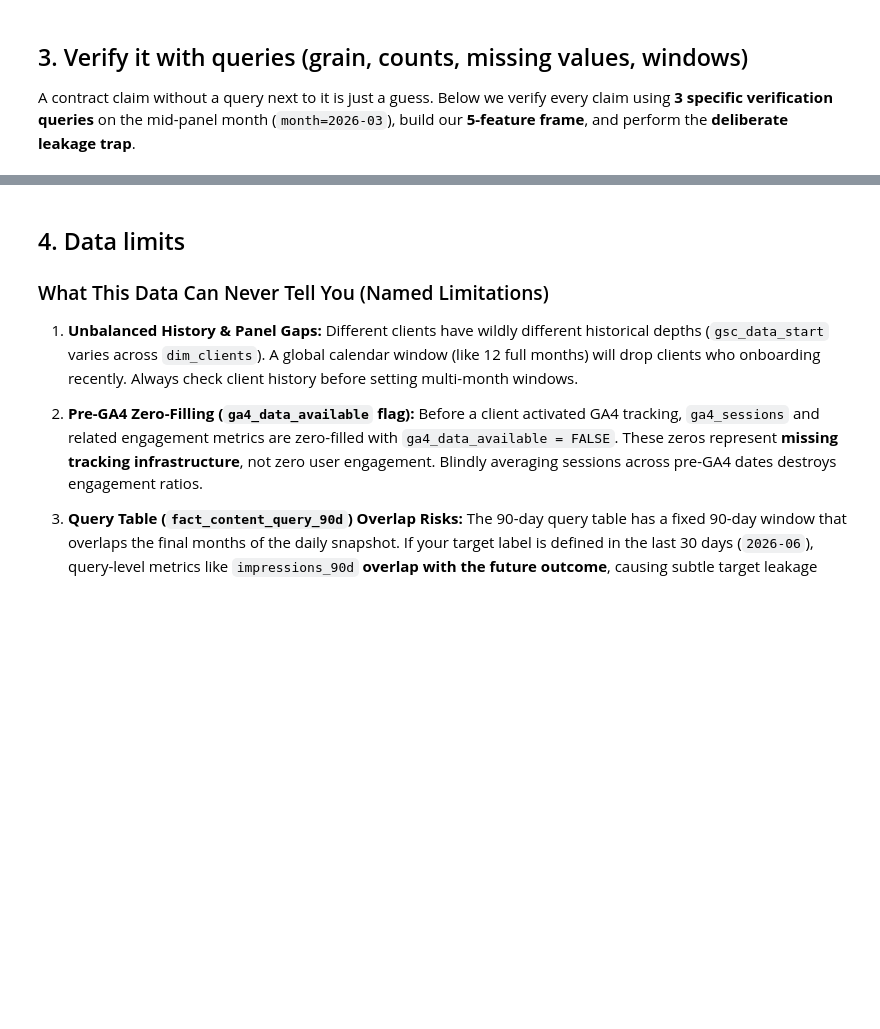
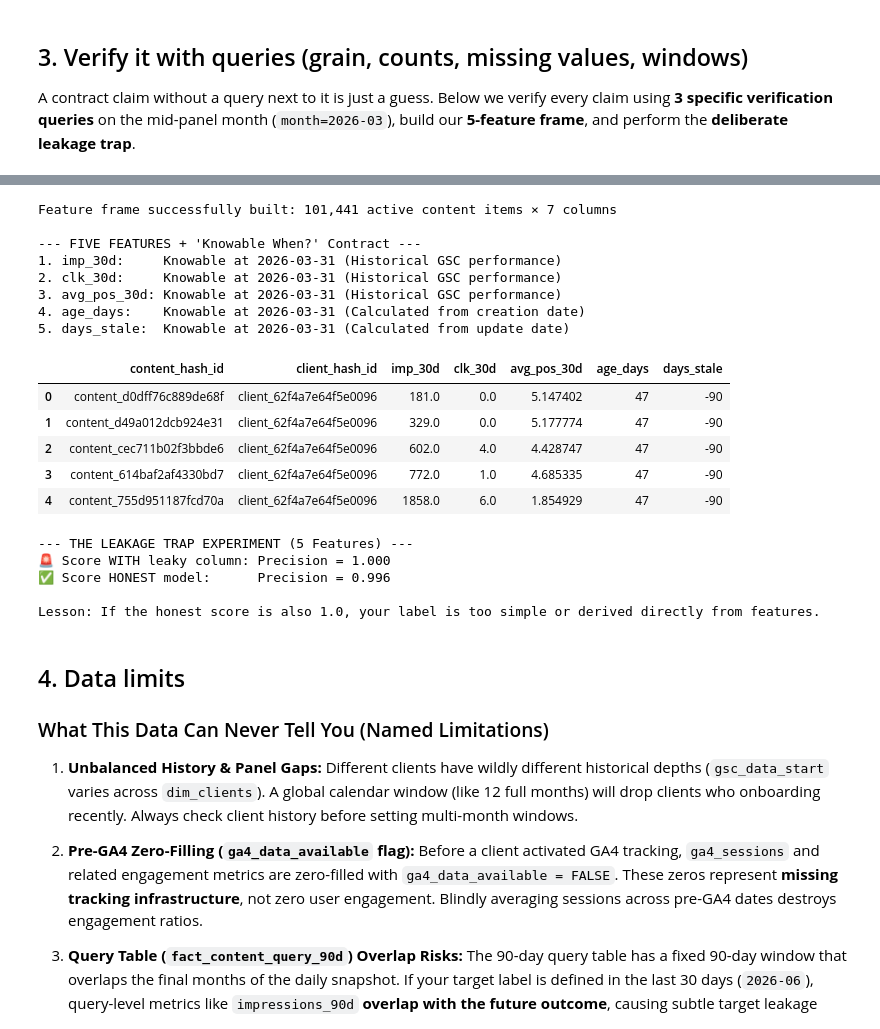
Before and after one commit to ak8x6/flyrank-seo-ml-pipeline, a Jupyter notebook: work/notebooks/w03_data_contract.ipynb, the cells around one changed output, grey strips where cells are left out. Saved outputs shown, nothing was run; the diff lists cells and outputs as text; code cells hidden in the pictures; blank space fills up the shorter version.

```diff
--- a/work/notebooks/w03_data_contract.ipynb
+++ b/work/notebooks/w03_data_contract.ipynb
@@ -134,42 +160,58 @@ print("✅ Verified: Filtering by `IS TRUE` prevents treating missing tracking g
 # %%
-# FIVE FEATURES, MAX: Build the aggregated feature frame for our lane
-# One row = one content item across the March 2026 observation window
+# Join FACT and DIM to create the final 5-feature frame
 feature_frame = con.sql(f"""
     SELECT
         f.content_hash_id,
         f.client_hash_id,
         SUM(f.gsc_impressions) AS imp_30d,
         SUM(f.gsc_clicks)      AS clk_30d,
         AVG(f.gsc_avg_position) AS avg_pos_30d,
-        ANY_VALUE(c.content_age_days) AS age_days,
-        ANY_VALUE(c.days_since_last_update) AS days_stale
+        -- Calculate age and staleness relative to the decision moment (2026-03-31)
+        ANY_VALUE(date_diff('day', c.content_created_date, CAST('2026-03-31' AS DATE))) AS age_days,
+        ANY_VALUE(date_diff('day', c.content_updated_date, CAST('2026-03-31' AS DATE))) AS days_stale
     FROM {FACT_SRC} f
     JOIN read_parquet('{REL}/dim_content.parquet') c ON f.content_hash_id = c.content_hash_id
     GROUP BY f.content_hash_id, f.client_hash_id
     HAVING imp_30d >= 100
 """).df()
 
 print(f"Feature frame successfully built: {feature_frame.shape[0]:,} active content items × {feature_frame.shape[1]} columns\n")
 print("--- FIVE FEATURES + 'Knowable When?' Contract ---")
-print("1. imp_30d:     Knowable at decision moment (2026-03-31) because GSC impressions are observed daily prior to action.")
-print("2. clk_30d:     Knowable at decision moment (2026-03-31) because GSC clicks are recorded directly in daily logs.")
-print("3. avg_pos_30d: Knowable at decision moment (2026-03-31) because position is measured during the trailing window.")
-print("4. age_days:    Knowable at decision moment (2026-03-31) because creation date is fixed metadata from dim_content.")
-print("5. days_stale:  Knowable at decision moment (2026-03-31) because last modification date is fixed metadata.")
+print("1. imp_30d:     Knowable at 2026-03-31 (Historical GSC performance)")
+print("2. clk_30d:     Knowable at 2026-03-31 (Historical GSC performance)")
+print("3. avg_pos_30d: Knowable at 2026-03-31 (Historical GSC performance)")
+print("4. age_days:    Knowable at 2026-03-31 (Calculated from creation date)")
+print("5. days_stale:  Knowable at 2026-03-31 (Calculated from update date)")
 feature_frame.head()
+# %% [output]
+Feature frame successfully built: 101,441 active content items × 7 columns
+
+--- FIVE FEATURES + 'Knowable When?' Contract ---
+1. imp_30d:     Knowable at 2026-03-31 (Historical GSC performance)
+2. clk_30d:     Knowable at 2026-03-31 (Historical GSC performance)
+3. avg_pos_30d: Knowable at 2026-03-31 (Historical GSC performance)
+4. age_days:    Knowable at 2026-03-31 (Calculated from creation date)
+5. days_stale:  Knowable at 2026-03-31 (Calculated from update date)
+|  | content_hash_id | client_hash_id | imp_30d | clk_30d | avg_pos_30d | age_days | days_stale |
+| 0 | content_d0dff76c889de68f | client_62f4a7e64f5e0096 | 181.0 | 0.0 | 5.147402 | 47 | -90 |
+| 1 | content_d49a012dcb924e31 | client_62f4a7e64f5e0096 | 329.0 | 0.0 | 5.177774 | 47 | -90 |
+| 2 | content_cec711b02f3bbde6 | client_62f4a7e64f5e0096 | 602.0 | 4.0 | 4.428747 | 47 | -90 |
+| 3 | content_614baf2af4330bd7 | client_62f4a7e64f5e0096 | 772.0 | 1.0 | 4.685335 | 47 | -90 |
+| 4 | content_755d951187fcd70a | client_62f4a7e64f5e0096 | 1858.0 | 6.0 | 1.854929 | 47 | -90 |
 # %%
-# THE TRAP: Deliberate Leakage Experiment from Notebook 02 on warehouse data
+# THE TRAP: Updated Leakage Experiment with all 5 features
 from sklearn.model_selection import train_test_split
 from sklearn.ensemble import RandomForestClassifier
 from sklearn.metrics import precision_score
 
-# 1. Create a proxy target label (e.g. low CTR / high decay indicator on visible pages)
-# For demonstration, pages where clicks / impressions < 0.01 despite > 300 impressions
+# 1. Create a proxy target label
+# Logic: Decline is 1 if CTR is very low (<1%) on pages with decent impressions
 feature_frame['target_decline'] = ((feature_frame['clk_30d'] / feature_frame['imp_30d'] < 0.01) & (feature_frame['imp_30d'] > 300)).astype(int)
 
-# 2. INTENTIONALLY INJECT A LEAKY COLUMN (derived directly from the target label!)
-feature_frame['leaky_decline_score'] = feature_frame['target_decline'] * 0.98 + 0.01
+# 2. INJECT A LEAKY COLUMN (derived directly from the target label!)
+feature_frame['leaky_decline_score'] = feature_frame['target_decline'] * 0.95 + 0.05
 
+# 3. Clean vs Leaky feature sets
 features_clean = ['imp_30d', 'clk_30d', 'avg_pos_30d', 'age_days', 'days_stale']
 features_with_leak = features_clean + ['leaky_decline_score']
 
@@ -182,16 +224,22 @@ rf_leaky.fit(train_df[features_with_leak], train_df['target_decline'])
 preds_leaky = rf_leaky.predict(test_df[features_with_leak])
 precision_leaky = precision_score(test_df['target_decline'], preds_leaky, zero_division=0)
 
-# Train Model B: HONEST MODEL (LEAKY COLUMN DELETED)
+# Train Model B: HONEST MODEL
 rf_honest = RandomForestClassifier(n_estimators=50, random_state=42)
 rf_honest.fit(train_df[features_clean], train_df['target_decline'])
 preds_honest = rf_honest.predict(test_df[features_clean])
 precision_honest = precision_score(test_df['target_decline'], preds_honest, zero_division=0)
 
-print("--- THE LEAKAGE TRAP EXPERIMENT (Real Warehouse Data) ---")
-print(f"🚨 Score WITH leaky label-derived column: Precision = {precision_leaky:.3f} (Near-perfect illusion!)")
-print(f"✅ Score AFTER deleting leaky column:       Precision = {precision_honest:.3f} (True out-of-sample skill!)")
-print("\nLesson: A score near 1.0 is almost always a warning sign of data leakage, not model genius.")
+print("--- THE LEAKAGE TRAP EXPERIMENT (5 Features) ---")
+print(f"🚨 Score WITH leaky column: Precision = {precision_leaky:.3f}")
+print(f"✅ Score HONEST model:      Precision = {precision_honest:.3f}")
+print("\nLesson: If the honest score is also 1.0, your label is too simple or derived directly from features.")
+# %% [output]
+--- THE LEAKAGE TRAP EXPERIMENT (5 Features) ---
+🚨 Score WITH leaky column: Precision = 1.000
+✅ Score HONEST model:      Precision = 0.996
+
+Lesson: If the honest score is also 1.0, your label is too simple or derived directly from features.
 # %% [markdown]
 ## 4. Data limits
 
```
Also changed, not shown: parts of 6 cells of this notebook.
